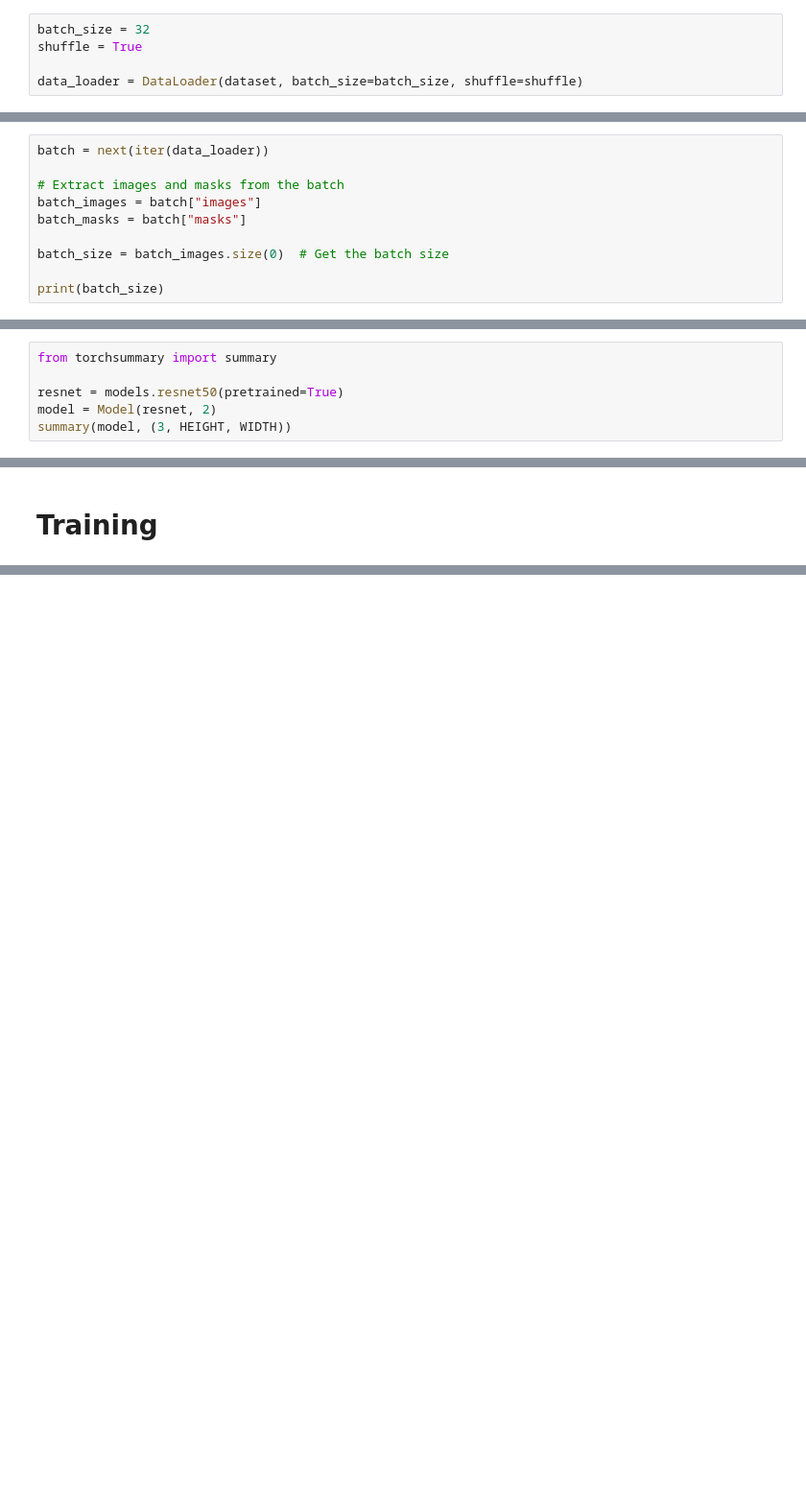
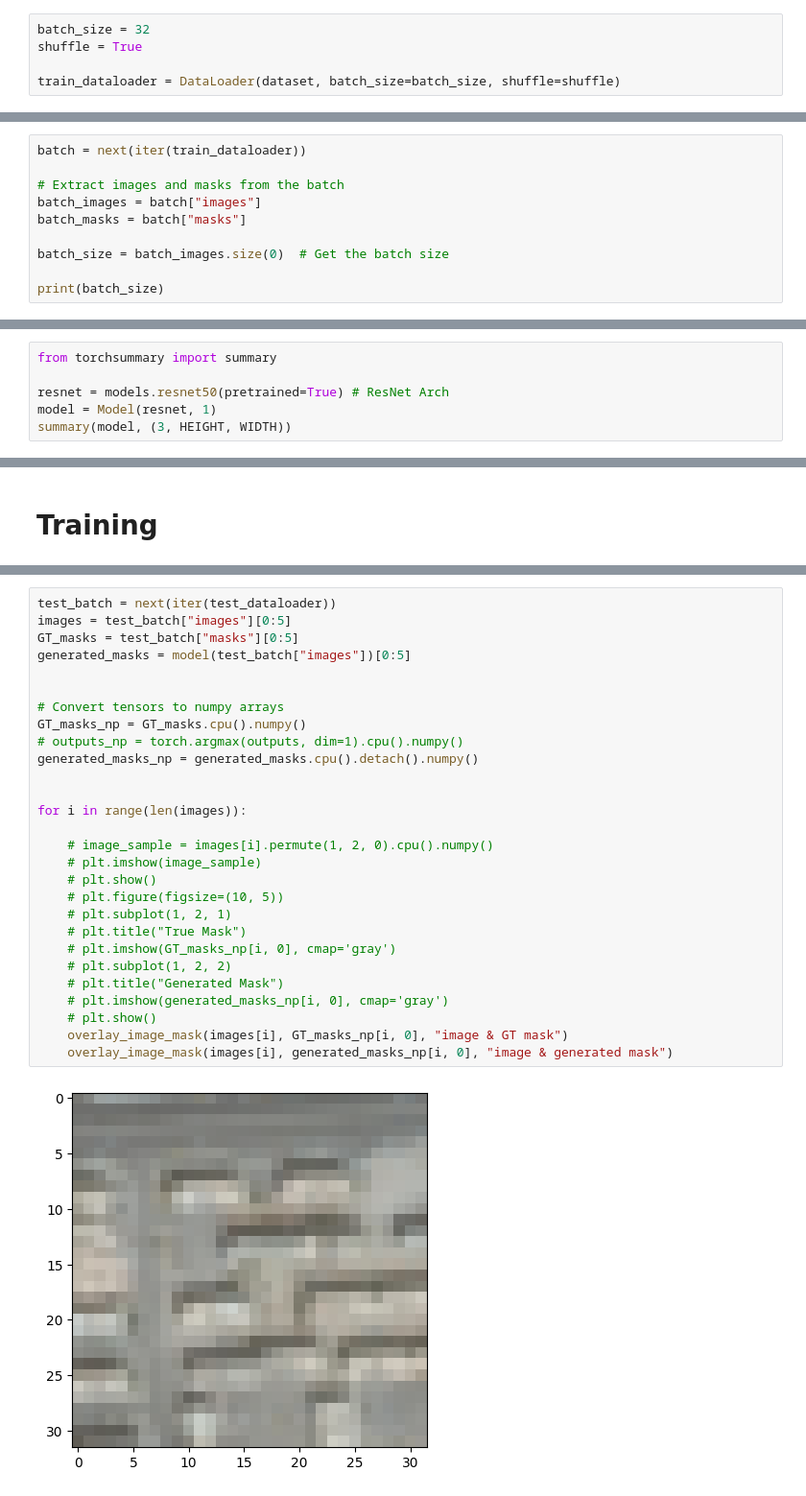
Before and after one commit to AlmajedA/satellite-image-segmentation, a Jupyter notebook: main.ipynb, the cells around one changed output, grey strips where cells are left out. Shown at 96% size. Saved outputs shown, nothing was run; the diff lists cells and outputs as text; blank space fills up the shorter version.

```diff
--- a/main.ipynb
+++ b/main.ipynb
@@ -139,4 +168,4 @@ torch.Size([3, 32, 32]) torch.Size([1, 32, 32])
 batch_size = 32
 shuffle = True
 
-data_loader = DataLoader(dataset, batch_size=batch_size, shuffle=shuffle)
+train_dataloader = DataLoader(dataset, batch_size=batch_size, shuffle=shuffle)
@@ -147,5 +172,5 @@ data_loader
 # %%
-batch = next(iter(data_loader))
+batch = next(iter(train_dataloader))
 
 # Extract images and masks from the batch
 batch_images = batch["images"]
@@ -288,6 +190,6 @@ class Model(nn.Module):
 # %%
 from torchsummary import summary
 
-resnet = models.resnet50(pretrained=True)
-model = Model(resnet, 2)
+resnet = models.resnet50(pretrained=True) # ResNet Arch
+model = Model(resnet, 1)
 summary(model, (3, HEIGHT, WIDTH))
@@ -419,0 +327,30 @@ index created!
+# %%
+test_batch = next(iter(test_dataloader))
+images = test_batch["images"][0:5]
+GT_masks = test_batch["masks"][0:5]
+generated_masks = model(test_batch["images"])[0:5]
+
+
+# Convert tensors to numpy arrays
+GT_masks_np = GT_masks.cpu().numpy()
+# outputs_np = torch.argmax(outputs, dim=1).cpu().numpy()
+generated_masks_np = generated_masks.cpu().detach().numpy()
+
+
+for i in range(len(images)):
+
+    # image_sample = images[i].permute(1, 2, 0).cpu().numpy()
+    # plt.imshow(image_sample)
+    # plt.show()
+    # plt.figure(figsize=(10, 5))
+    # plt.subplot(1, 2, 1)
+    # plt.title("True Mask")
+    # plt.imshow(GT_masks_np[i, 0], cmap='gray')
+    # plt.subplot(1, 2, 2)
+    # plt.title("Generated Mask")
+    # plt.imshow(generated_masks_np[i, 0], cmap='gray')
+    # plt.show()
+    overlay_image_mask(images[i], GT_masks_np[i, 0], "image & GT mask")
+    overlay_image_mask(images[i], generated_masks_np[i, 0], "image & generated mask")
+# %% [output]
+[figure, added]
```
Also changed, not shown: parts of 18 cells of this notebook, 7 other files.
